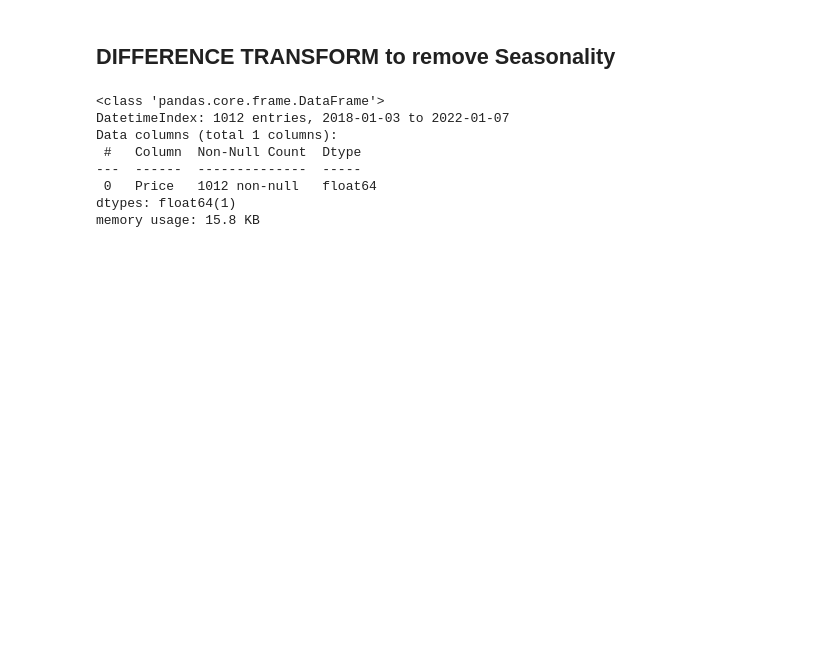
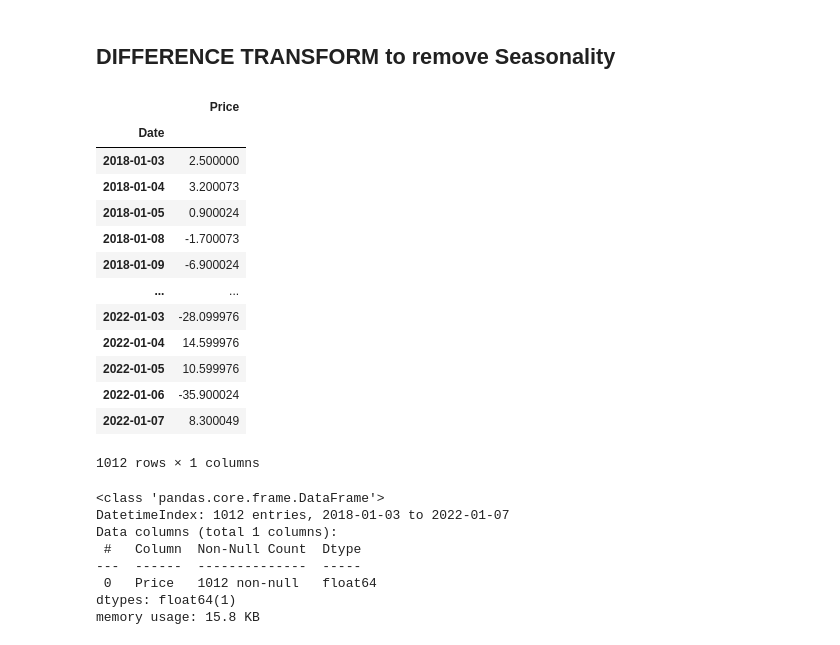
Before and after one commit to RiteshopShrivastava/Gold-Price-forecasting, a Jupyter notebook: Gold_price_prediction.ipynb, the cells around one changed output. Saved outputs shown, nothing was run; the diff lists cells and outputs as text; code cells hidden in the pictures; blank space fills up the shorter version.

```diff
--- a/Gold_price_prediction.ipynb
+++ b/Gold_price_prediction.ipynb
@@ -170,6 +170,23 @@ plt.show()
 ## **DIFFERENCE TRANSFORM to remove Seasonality**
 # %%
 data_without_sea = data.diff().dropna()
+# %%
+data_without_sea
+# %% [output]
+|  | Price |
+| Date |  |
+| 2018-01-03 | 2.500000 |
+| 2018-01-04 | 3.200073 |
+| 2018-01-05 | 0.900024 |
+| 2018-01-08 | -1.700073 |
+| 2018-01-09 | -6.900024 |
+| ... | ... |
+| 2022-01-03 | -28.099976 |
+| 2022-01-04 | 14.599976 |
+| 2022-01-05 | 10.599976 |
+| 2022-01-06 | -35.900024 |
+| 2022-01-07 | 8.300049 |
+1012 rows × 1 columns
 # %%
 data_without_sea.info()
 # %% [output]
```
Also changed, not shown: parts of 3 cells of this notebook.
